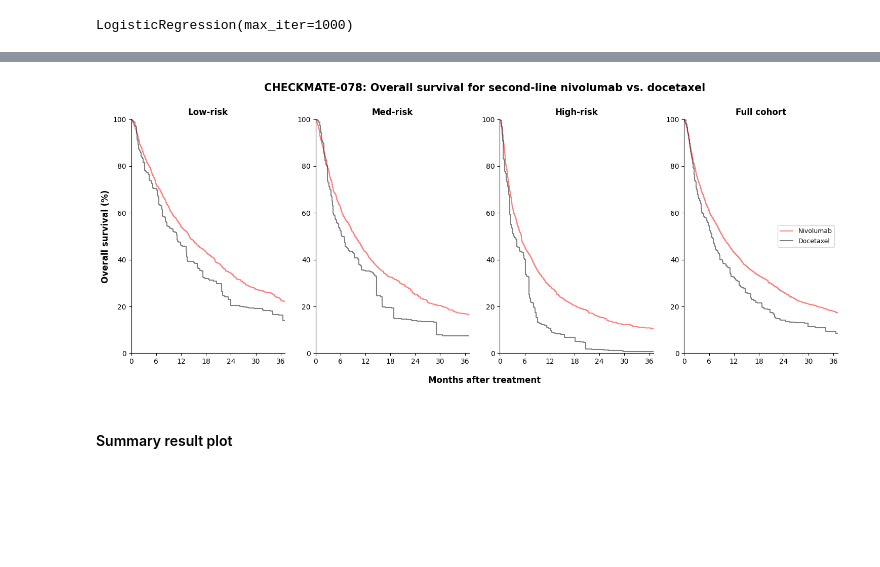
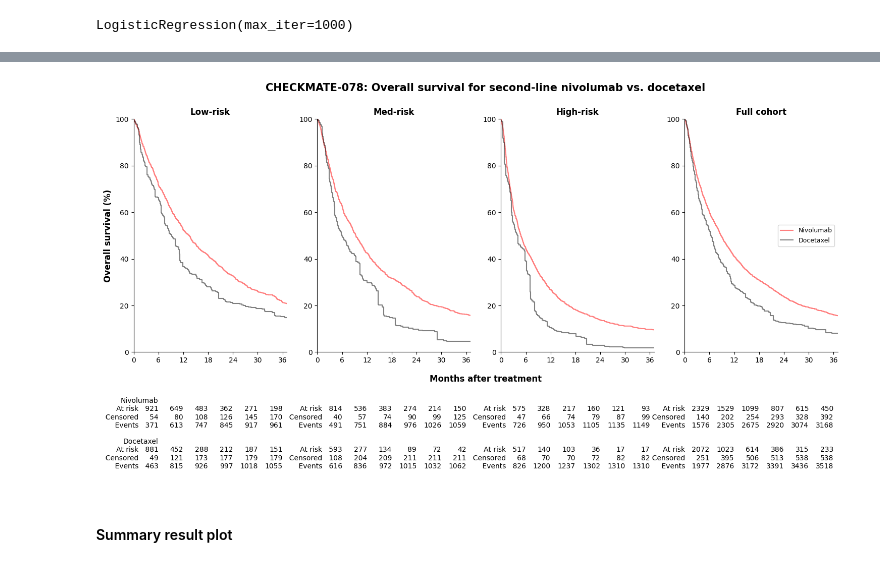
Before and after one commit to xavier-orcutt/TrialTranslator-notebooks, a Jupyter notebook: lung/rtrials_wt3r_33c.ipynb, the cells around one changed output, grey strips where cells are left out. Drawn from its saved outputs; the diff is of its cells as text; code cells hidden in the pictures; blank space fills up the shorter version.

```diff
--- a/lung/rtrials_wt3r_33c.ipynb
+++ b/lung/rtrials_wt3r_33c.ipynb
@@ -3289,5 +2863,9 @@ to_be_categorical
 # %%
-to_be_categorical.append('adv_year')
+to_be_categorical.append('met_cat')
+# %%
+to_be_categorical.remove('pdl1')
+# %%
+to_be_categorical.remove('ecog_diagnosis')
 # %%
 # Convert variables in list to categorical.
 for x in list(to_be_categorical):
@@ -3337,52 +2915,52 @@ check_low_x = preprocessor.fit_transform(check_iptw_low.filter(items = ['age',
                                                                         'race',
                                                                         'PracticeType',
                                                                         'Histology',
-                                                                        'adv_year',
+                                                                        'met_cat',
                                                                         'delta_adv_diagnosis',
                                                                         'commercial',
                                                                         'medicare',
                                                                         'medicaid',
-                                                                        'ecog_diagnosis',
-                                                                        'pdl1']))
+                                                                        'ecog_2',
+                                                                        'pdl1_cat']))
 
 check_med_x = preprocessor.fit_transform(check_iptw_med.filter(items = ['age',
                                                                         'gender',
                                                                         'race',
                                                                         'PracticeType',
                                                                         'Histology',
-                                                                        'adv_year',
+                                                                        'met_cat',
                                                                         'delta_adv_diagnosis',
                                                                         'commercial',
                                                                         'medicare',
                                                                         'medicaid',
-                                                                        'ecog_diagnosis',
-                                                                        'pdl1']))
+                                                                        'ecog_2',
+                                                                        'pdl1_cat']))
 
 check_high_x = preprocessor.fit_transform(check_iptw_high.filter(items = ['age',
                                                                           'gender',
                                                                           'race',
                                                                           'PracticeType',
                                                                           'Histology',
-                                                                          'adv_year',
+                                                                          'met_cat',
                                                                           'delta_adv_diagnosis',
                                                                           'commercial',
                                                                           'medicare',
                                                                           'medicaid',
-                                                                          'ecog_diagnosis',
-                                                                          'pdl1']))
+                                                                          'ecog_2',
+                                                                          'pdl1_cat']))
 
 check_all_x = preprocessor.fit_transform(check_iptw_all.filter(items = ['age',
                                                                         'gender',
                                                                         'race',
                                                                         'PracticeType',
                                                                         'Histology',
-                                                                        'adv_year',
+                                                                        'met_cat',
                                                                         'delta_adv_diagnosis',
                                                                         'commercial',
                                                                         'medicare',
                                                                         'medicaid',
-                                                                        'ecog_diagnosis',
-                                                                        'pdl1']))
+                                                                        'ecog_2',
+                                                                        'pdl1_cat']))
 # %%
 lr_check_low = LogisticRegression(max_iter = 1000)
 lr_check_low.fit(check_low_x, check_iptw_low['nivo'])
@@ -3507,6 +3085,8 @@ plt.ylabel('Overall survival (%)', size = 12, weight = 'bold')
 plt.gca().spines['top'].set_visible(False)
 plt.gca().spines['right'].set_visible(False)
 
+add_at_risk_counts(kmf_low_nivo_check_iptw, kmf_low_dotx_check_iptw, ypos = -0.8, xticks = np.arange(6, 37, 6), labels = ['Nivolumab', 'Docetaxel'])
+
 # Plot survival curves for med risk group.
 plt.subplot(1, 4, 2)
 
@@ -3523,6 +3103,8 @@ plt.title('Med-risk', weight = 'bold')
 plt.gca().spines['top'].set_visible(False)
 plt.gca().spines['right'].set_visible(False)
 
+add_at_risk_counts(kmf_med_nivo_check_iptw, kmf_med_dotx_check_iptw, ypos = -0.8, xticks = np.arange(6, 37, 6), labels = [' ', ' '])
+
 # Plot survival curves by treatment for high risk group.
 plt.subplot(1, 4, 3)
 
@@ -3537,34 +3119,38 @@ plt.ylim(0, 100)
 plt.title('High-risk', weight = 'bold')
 
 plt.gca().spines['top'].set_visible(False)
 plt.gca().spines['right'].set_visible(False)
+
+add_at_risk_counts(kmf_high_nivo_check_iptw, kmf_high_dotx_check_iptw, ypos = -0.8, xticks = np.arange(6, 37, 6), labels = [' ', ' '])
 
 # Plot survival curves by treatment for all risk group.
 plt.subplot(1, 4, 4)
 
 plt.step(kmf_all_nivo_check_iptw.timeline, kmf_all_nivo_check_iptw.survival_function_.values*100, color = 'red', alpha = 0.5, label = 'Nivolumab')
 
 plt.step(kmf_all_dotx_check_iptw.timeline, kmf_all_dotx_check_iptw.survival_function_.values*100, color = 'black', alpha = 0.5, label = 'Docetaxel')
 
 plt.xticks(np.arange(0, 37, 6))
 plt.xlim(0, 37)
 plt.ylim(0, 100)
 
 plt.title('Full cohort', weight = 'bold')
 
 plt.gca().spines['top'].set_visible(False)
 plt.gca().spines['right'].set_visible(False)
 
 plt.legend(loc = 'center right', prop = {'size': 9})
 
+add_at_risk_counts(kmf_all_nivo_check_iptw, kmf_all_dotx_check_iptw, ypos = -0.8, xticks = np.arange(6, 37, 6), labels = [' ', ' '])
+
 fig.add_subplot(1, 1, 1, frameon = False)
 plt.tick_params(labelcolor = 'none', which = 'both', top = False, bottom = False, left = False, right = False)
 plt.xlabel('Months after treatment', labelpad = 15, size = 12, weight = 'bold')
 plt.title('CHECKMATE-078: Overall survival for second-line nivolumab vs. docetaxel', pad = 40, size = 15, weight = 'bold')
 
 plt.show()
 # %% [output]
-[figure, old version]
+[figure, new version]
 # %% [markdown]
 #### Summary result plot
 # %%
```
Also changed, not shown: parts of 84 cells of this notebook, 1 other file.
